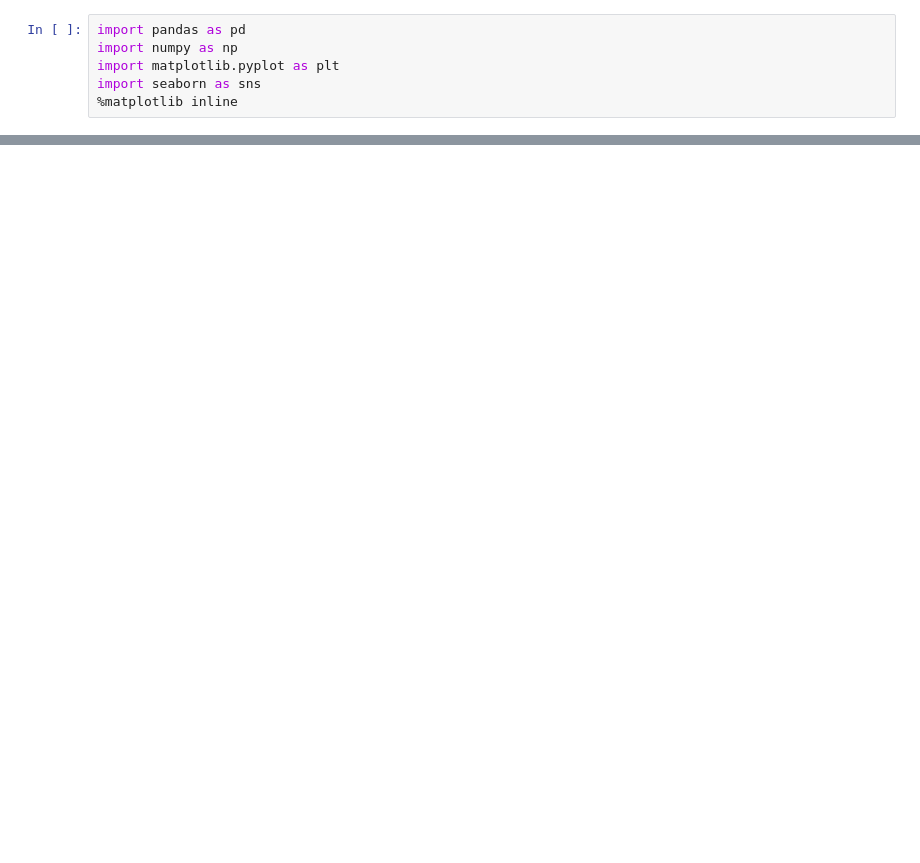
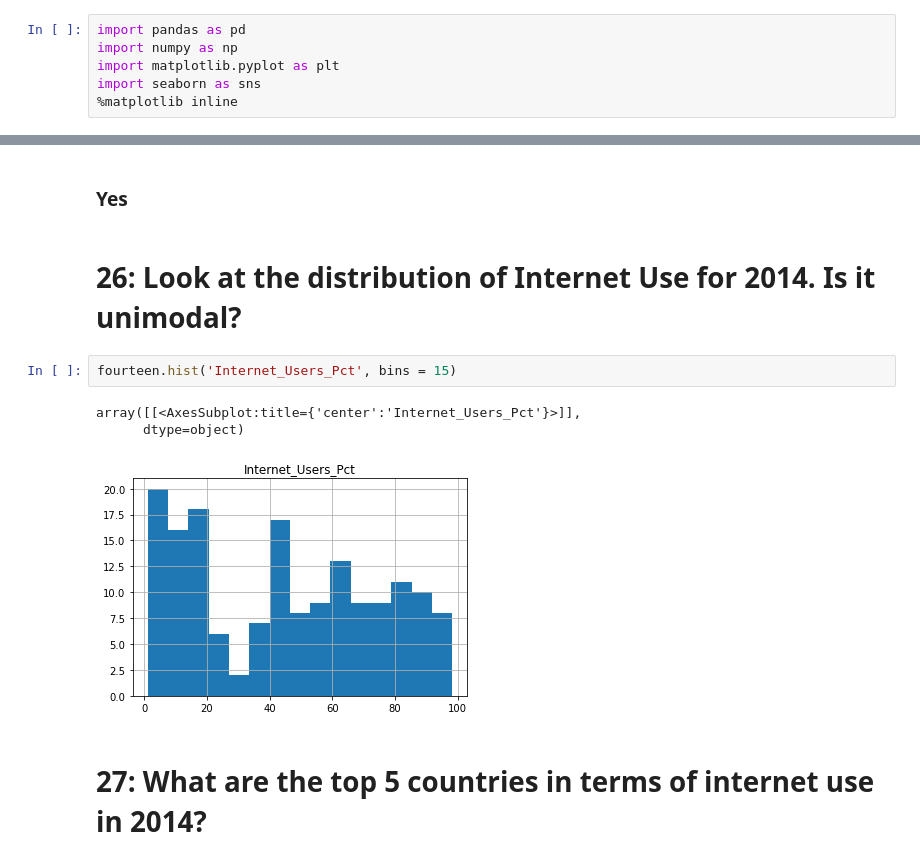
Before and after one commit to MaGoodman12/gdp-and-internet-usage-MaGoodman12, a Jupyter notebook: Jupyter_notebooks/internet_project.ipynb, the cells around one changed output, grey strips where cells are left out. Cells and saved outputs as stored; diff of their text form; blank space fills up the shorter version.

```diff
--- a/Jupyter_notebooks/internet_project.ipynb
+++ b/Jupyter_notebooks/internet_project.ipynb
@@ -181,0 +325,12 @@ BONUS: Download another data set from the UN data (http://data.un.org/Explorer.a
+# %% [markdown]
+### Yes
+# %% [markdown]
+# 26: Look at the distribution of Internet Use for 2014. Is it unimodal?
+# %%
+fourteen.hist('Internet_Users_Pct', bins = 15)
+# %% [output]
+array([[<AxesSubplot:title={'center':'Internet_Users_Pct'}>]],
+      dtype=object)
+[figure, added]
+# %% [markdown]
+# 27: What are the top 5 countries in terms of internet use in 2014?
```
Also changed, not shown: parts of 103 cells of this notebook.
